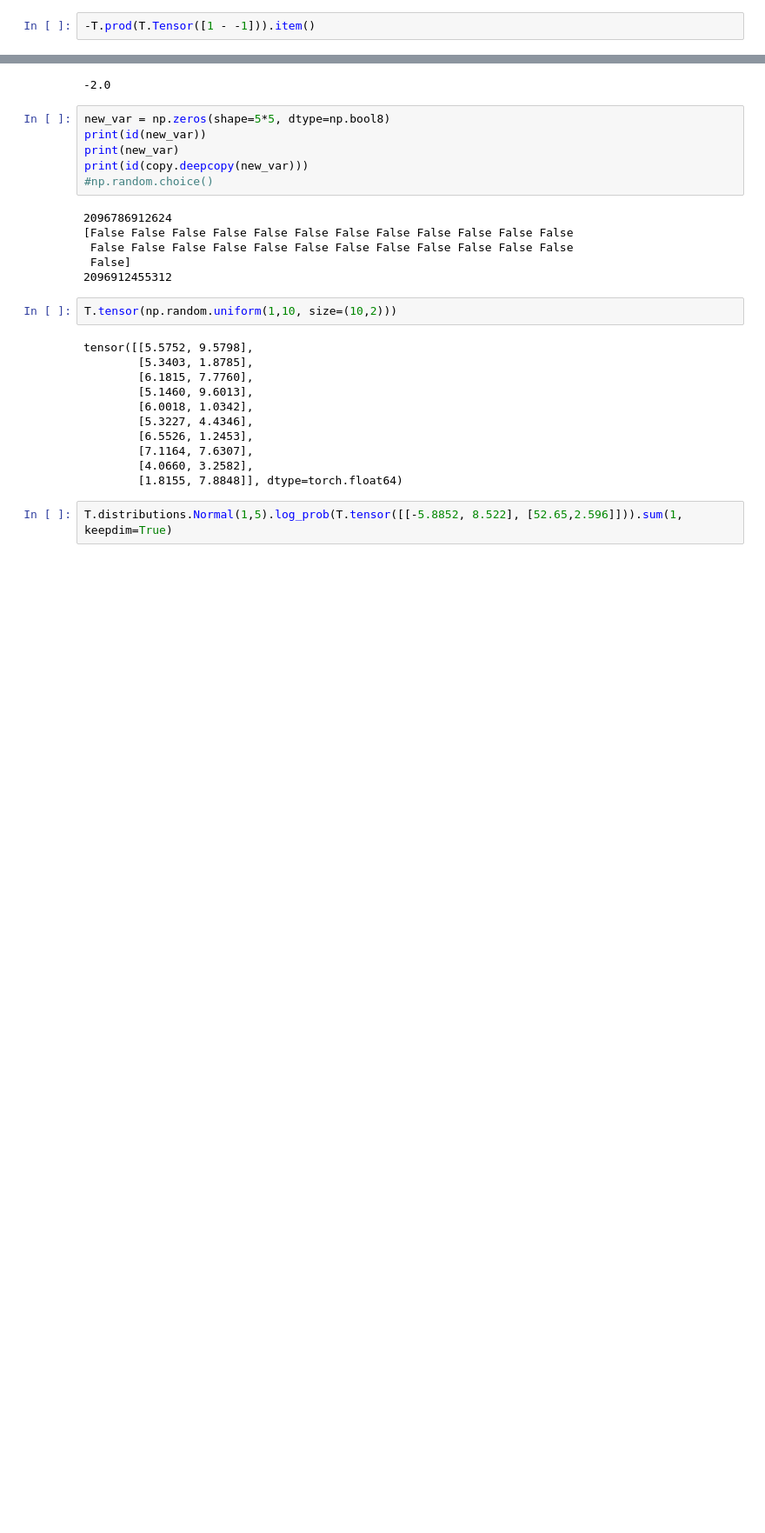
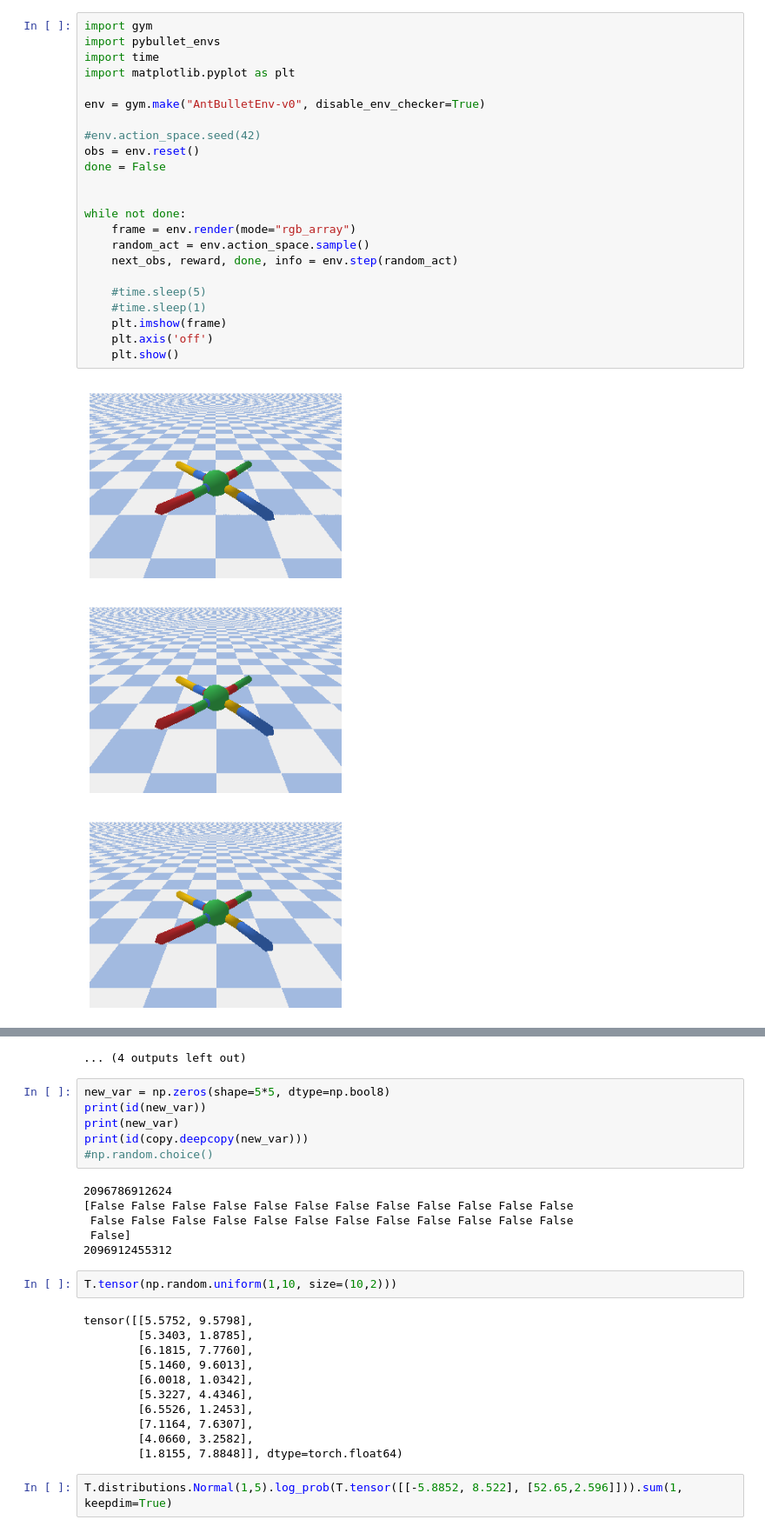
Before and after one commit to DevelData/mscHRL, a Jupyter notebook: sac.ipynb, the cells around one changed output, grey strips where cells are left out. Shown at 87% size. Cells and saved outputs as stored; diff of their text form; blank space fills up the shorter version.

```diff
--- a/sac.ipynb
+++ b/sac.ipynb
@@ -13,3 +104,27 @@ import gym
 # %%
--T.prod(T.Tensor([1 - -1])).item()
+import gym
+import pybullet_envs
+import time
+import matplotlib.pyplot as plt
+
+env = gym.make("AntBulletEnv-v0", disable_env_checker=True)
+
+#env.action_space.seed(42)
+obs = env.reset()
+done = False
+
+
+while not done:
+    frame = env.render(mode="rgb_array")
+    random_act = env.action_space.sample()
+    next_obs, reward, done, info = env.step(random_act)
+
+    #time.sleep(5)
+    #time.sleep(1)
+    plt.imshow(frame)
+    plt.axis('off')
+    plt.show()
 # %% [output]
+[figure, added]
+[figure, added]
+[figure, added]
@@ -16,4 +140,4 @@ import gym
--2.0
+... (4 outputs left out)
 # %%
 new_var = np.zeros(shape=5*5, dtype=np.bool8)
 print(id(new_var))
```
Also changed, not shown: parts of 9 cells of this notebook, 28 other files.
